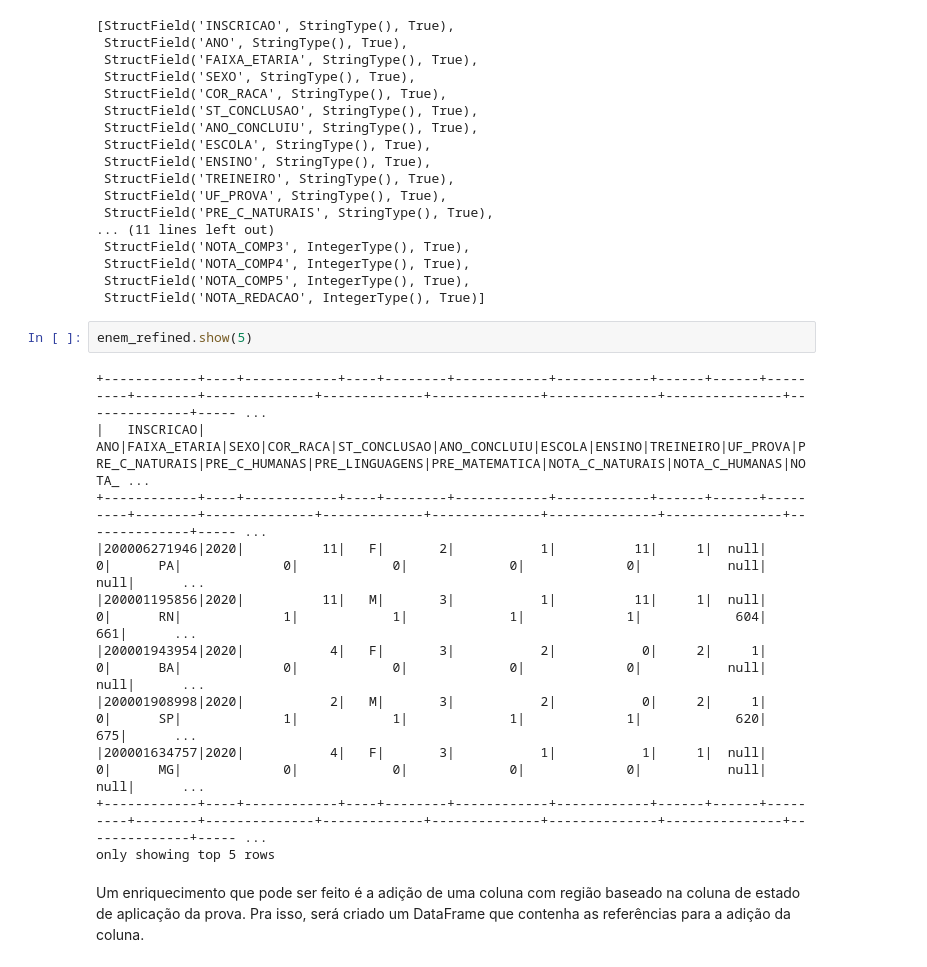
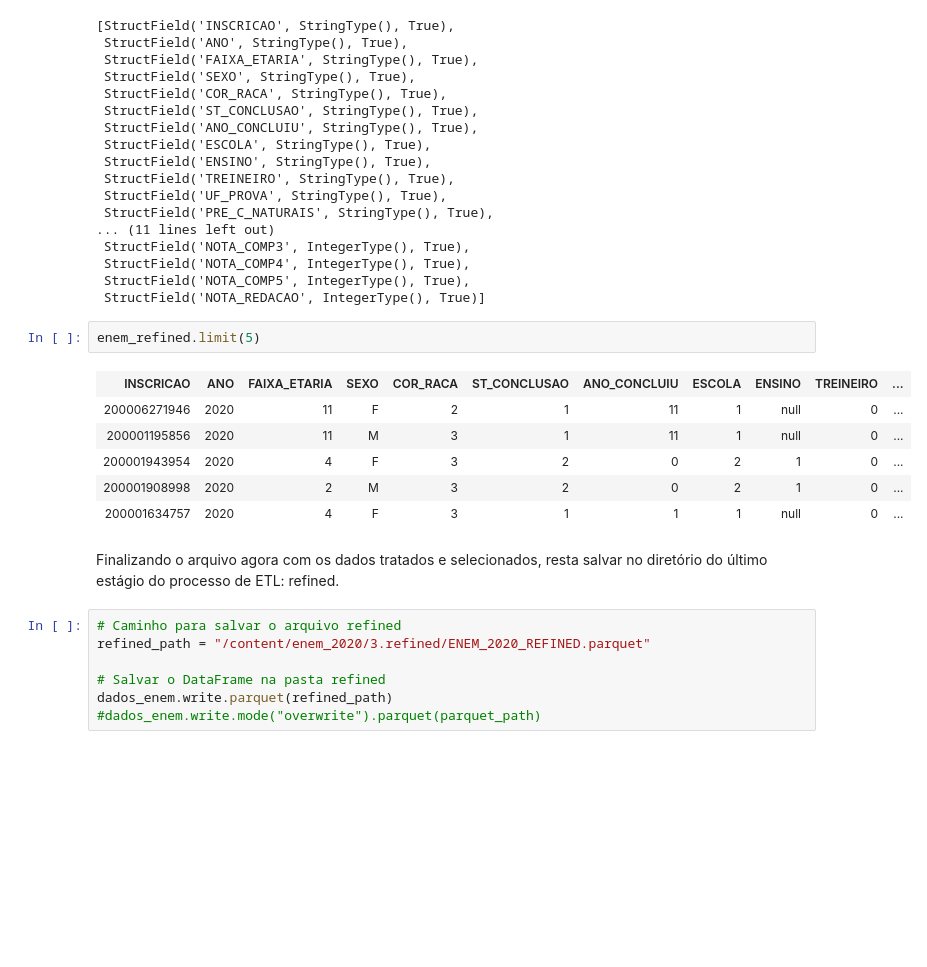
Before and after one commit to GabrielData21/ETL-com-PySpark, a Jupyter notebook: ETL_com_Python_e_PySpark.ipynb, the cells around one changed output. Cells and saved outputs as stored; diff of their text form; blank space fills up the shorter version.

```diff
--- a/ETL_com_Python_e_PySpark.ipynb
+++ b/ETL_com_Python_e_PySpark.ipynb
@@ -469,17 +437,20 @@ list(enem_refined.schema)
  StructField('NOTA_COMP5', IntegerType(), True),
  StructField('NOTA_REDACAO', IntegerType(), True)]
 # %%
-enem_refined.show(5)
+enem_refined.limit(5)
 # %% [output]
-+------------+----+------------+----+--------+------------+------------+------+------+---------+--------+--------------+-------------+--------------+--------------+---------------+--------------+----- ...
-|   INSCRICAO| ANO|FAIXA_ETARIA|SEXO|COR_RACA|ST_CONCLUSAO|ANO_CONCLUIU|ESCOLA|ENSINO|TREINEIRO|UF_PROVA|PRE_C_NATURAIS|PRE_C_HUMANAS|PRE_LINGUAGENS|PRE_MATEMATICA|NOTA_C_NATURAIS|NOTA_C_HUMANAS|NOTA_ ...
-+------------+----+------------+----+--------+------------+------------+------+------+---------+--------+--------------+-------------+--------------+--------------+---------------+--------------+----- ...
-|200006271946|2020|          11|   F|       2|           1|          11|     1|  null|        0|      PA|             0|            0|             0|             0|           null|          null|      ...
-|200001195856|2020|          11|   M|       3|           1|          11|     1|  null|        0|      RN|             1|            1|             1|             1|            604|           661|      ...
-|200001943954|2020|           4|   F|       3|           2|           0|     2|     1|        0|      BA|             0|            0|             0|             0|           null|          null|      ...
-|200001908998|2020|           2|   M|       3|           2|           0|     2|     1|        0|      SP|             1|            1|             1|             1|            620|           675|      ...
-|200001634757|2020|           4|   F|       3|           1|           1|     1|  null|        0|      MG|             0|            0|             0|             0|           null|          null|      ...
-+------------+----+------------+----+--------+------------+------------+------+------+---------+--------+--------------+-------------+--------------+--------------+---------------+--------------+----- ...
-only showing top 5 rows
+| INSCRICAO | ANO | FAIXA_ETARIA | SEXO | COR_RACA | ST_CONCLUSAO | ANO_CONCLUIU | ESCOLA | ENSINO | TREINEIRO | ... |
+| 200006271946 | 2020 | 11 | F | 2 | 1 | 11 | 1 | null | 0 | ... |
+| 200001195856 | 2020 | 11 | M | 3 | 1 | 11 | 1 | null | 0 | ... |
+| 200001943954 | 2020 | 4 | F | 3 | 2 | 0 | 2 | 1 | 0 | ... |
+| 200001908998 | 2020 | 2 | M | 3 | 2 | 0 | 2 | 1 | 0 | ... |
+| 200001634757 | 2020 | 4 | F | 3 | 1 | 1 | 1 | null | 0 | ... |
-# %% [markdown]
-Um enriquecimento que pode ser feito é a adição de uma coluna com região baseado na coluna de estado de aplicação da prova. Pra isso, será criado um DataFrame que contenha as referências para a adição da coluna.
+# %% [markdown]
+Finalizando o arquivo agora com os dados tratados e selecionados, resta salvar no diretório do último estágio do processo de ETL: refined.
+# %%
+# Caminho para salvar o arquivo refined
+refined_path = "/content/enem_2020/3.refined/ENEM_2020_REFINED.parquet"
+
+# Salvar o DataFrame na pasta refined
+dados_enem.write.parquet(refined_path)
+#dados_enem.write.mode("overwrite").parquet(parquet_path)
```
Also changed, not shown: parts of 5 cells of this notebook.
